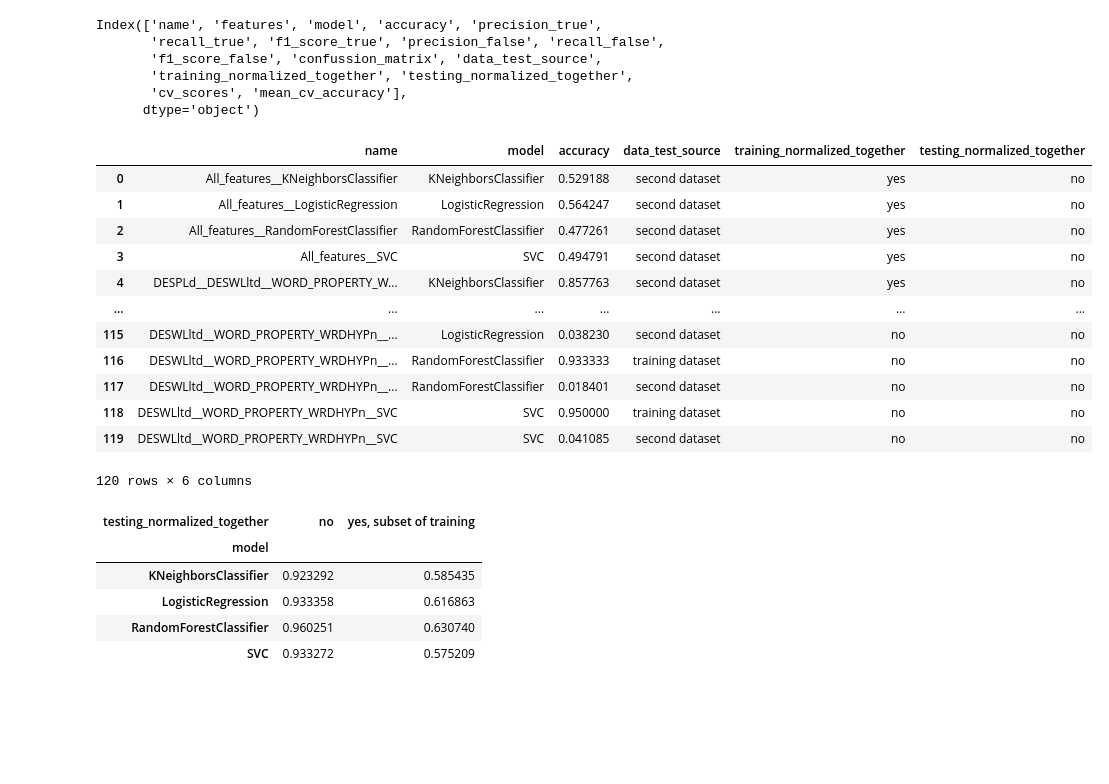
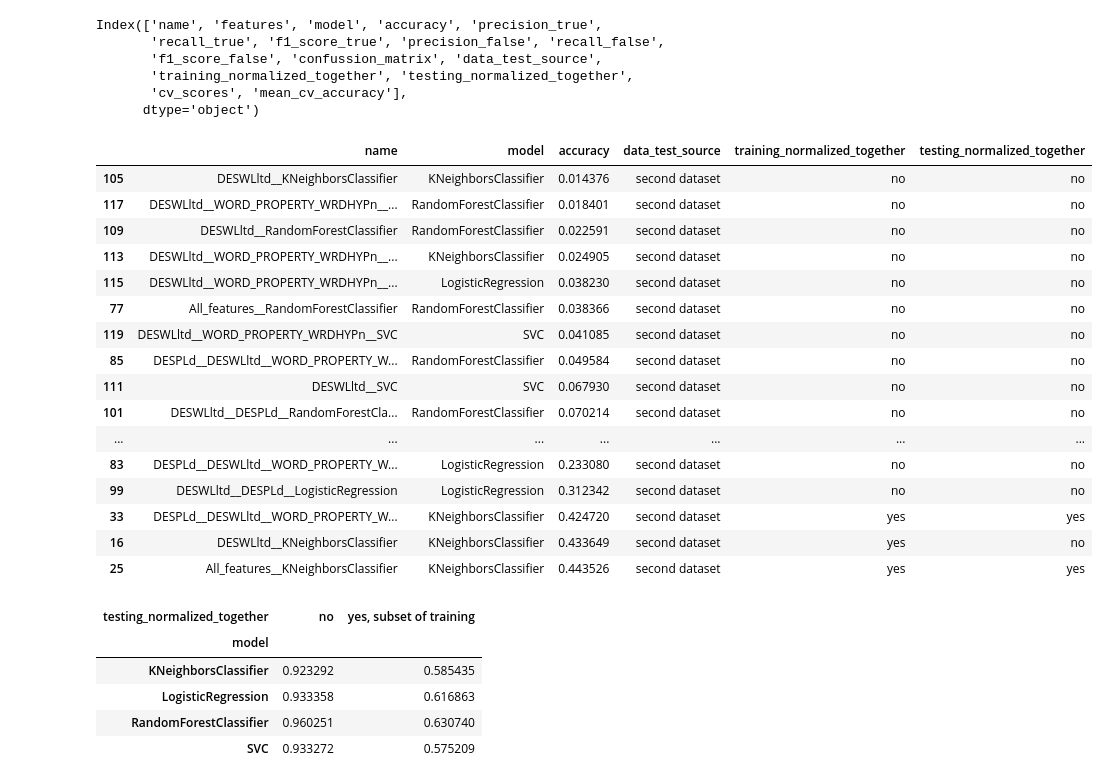
Before and after one commit to alberto-lorente/Final-Report-and-Presentation, a Jupyter notebook: Results.ipynb, the cells around one changed output. Cells and saved outputs as stored; diff of their text form; code cells hidden in the pictures; blank space fills up the shorter version.

Commit message:
figures from results

```diff
--- a/Results.ipynb
+++ b/Results.ipynb
@@ -113,21 +113,25 @@ Index(['name', 'features', 'model', 'accuracy', 'precision_true',
 # %%
 cols = ['name', 'model', 'accuracy', 'data_test_source', 'training_normalized_together', 'testing_normalized_together']
 filtered_results = results_df[cols]
-filtered_results
+filtered_results.sort_values("accuracy")[:20]
 # %% [output]
 |  | name | model | accuracy | data_test_source | training_normalized_together | testing_normalized_together |
-| 0 | All_features__KNeighborsClassifier | KNeighborsClassifier | 0.529188 | second dataset | yes | no |
-| 1 | All_features__LogisticRegression | LogisticRegression | 0.564247 | second dataset | yes | no |
-| 2 | All_features__RandomForestClassifier | RandomForestClassifier | 0.477261 | second dataset | yes | no |
-| 3 | All_features__SVC | SVC | 0.494791 | second dataset | yes | no |
-| 4 | DESPLd__DESWLltd__WORD_PROPERTY_W... | KNeighborsClassifier | 0.857763 | second dataset | yes | no |
+| 105 | DESWLltd__KNeighborsClassifier | KNeighborsClassifier | 0.014376 | second dataset | no | no |
+| 117 | DESWLltd__WORD_PROPERTY_WRDHYPn__... | RandomForestClassifier | 0.018401 | second dataset | no | no |
+| 109 | DESWLltd__RandomForestClassifier | RandomForestClassifier | 0.022591 | second dataset | no | no |
+| 113 | DESWLltd__WORD_PROPERTY_WRDHYPn__... | KNeighborsClassifier | 0.024905 | second dataset | no | no |
+| 115 | DESWLltd__WORD_PROPERTY_WRDHYPn__... | LogisticRegression | 0.038230 | second dataset | no | no |
+| 77 | All_features__RandomForestClassifier | RandomForestClassifier | 0.038366 | second dataset | no | no |
+| 119 | DESWLltd__WORD_PROPERTY_WRDHYPn__SVC | SVC | 0.041085 | second dataset | no | no |
+| 85 | DESPLd__DESWLltd__WORD_PROPERTY_W... | RandomForestClassifier | 0.049584 | second dataset | no | no |
+| 111 | DESWLltd__SVC | SVC | 0.067930 | second dataset | no | no |
+| 101 | DESWLltd__DESPLd__RandomForestCla... | RandomForestClassifier | 0.070214 | second dataset | no | no |
 | ... | ... | ... | ... | ... | ... | ... |
-| 115 | DESWLltd__WORD_PROPERTY_WRDHYPn__... | LogisticRegression | 0.038230 | second dataset | no | no |
-| 116 | DESWLltd__WORD_PROPERTY_WRDHYPn__... | RandomForestClassifier | 0.933333 | training dataset | no | no |
-| 117 | DESWLltd__WORD_PROPERTY_WRDHYPn__... | RandomForestClassifier | 0.018401 | second dataset | no | no |
-| 118 | DESWLltd__WORD_PROPERTY_WRDHYPn__SVC | SVC | 0.950000 | training dataset | no | no |
-| 119 | DESWLltd__WORD_PROPERTY_WRDHYPn__SVC | SVC | 0.041085 | second dataset | no | no |
+| 83 | DESPLd__DESWLltd__WORD_PROPERTY_W... | LogisticRegression | 0.233080 | second dataset | no | no |
+| 99 | DESWLltd__DESPLd__LogisticRegression | LogisticRegression | 0.312342 | second dataset | no | no |
+| 33 | DESPLd__DESWLltd__WORD_PROPERTY_W... | KNeighborsClassifier | 0.424720 | second dataset | yes | yes |
+| 16 | DESWLltd__KNeighborsClassifier | KNeighborsClassifier | 0.433649 | second dataset | yes | no |
+| 25 | All_features__KNeighborsClassifier | KNeighborsClassifier | 0.443526 | second dataset | yes | yes |
-120 rows × 6 columns
 # %%
 filtered_results[filtered_results["data_test_source"] == "training dataset"].pivot_table(index="model", columns="testing_normalized_together", values="accuracy")
 # %% [output]
```
Also changed, not shown: parts of 2 cells of this notebook, 4 other files.
